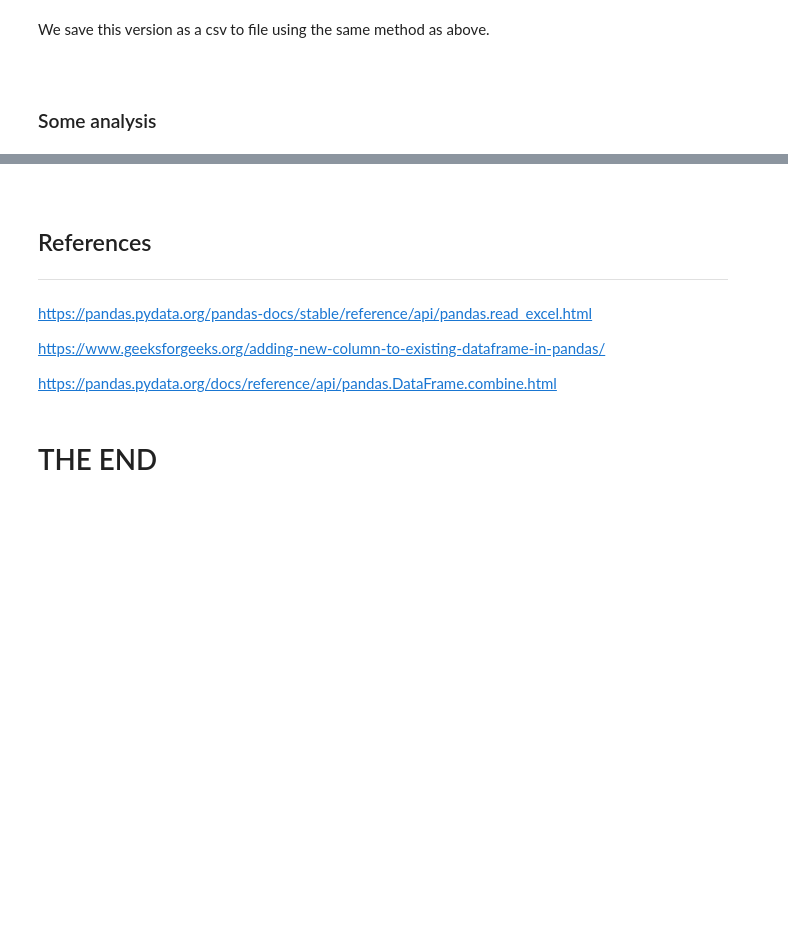
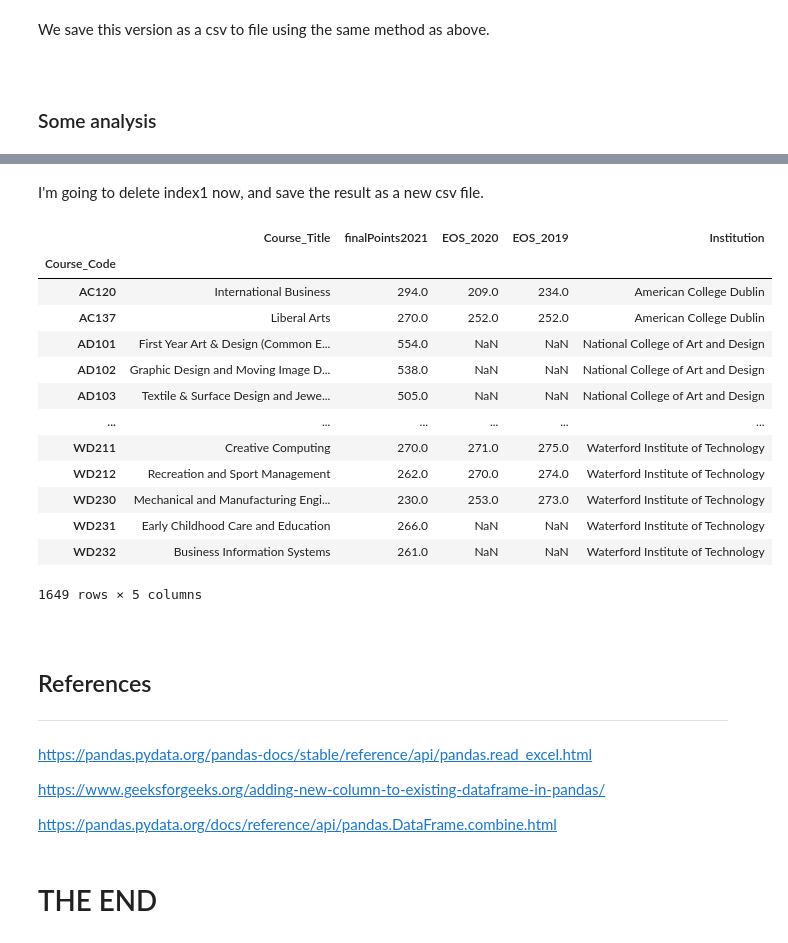
Before and after one commit to Caoimhinv/Fundamentals_Assessment, a Jupyter notebook: cao.ipynb, the cells around one changed output, grey strips where cells are left out. Drawn from its saved outputs; the diff is of its cells as text; code cells hidden in the pictures; blank space fills up the shorter version.

```diff
--- a/cao.ipynb
+++ b/cao.ipynb
@@ -793,0 +926,3 @@ print(allCourses['finalPoints2021'].mean())
+# %%
+allCourses['index1'] = allCourses['index1'].str[:2]
+allCourses.head()
@@ -793,0 +975,39 @@ print(allCourses['finalPoints2021'].mean())
+# %%
+# creats a new column based on 2 letters of course code
+allCourses.loc[allCourses['index1'] == 'AL', 'Institution'] = "Athlone Institute of Technology"
+allCourses.loc[allCourses['index1'] == 'AC', 'Institution'] = "American College Dublin"
+allCourses.loc[allCourses['index1'] == 'CW', 'Institution'] = "Institute of Technology Carlow"
+allCourses.loc[allCourses['index1'] == 'PC', 'Institution'] = "Carlow College, St. Patrick`s"
+allCourses.loc[allCourses['index1'] == 'CR', 'Institution'] = "Cork Institute of Technology"
+allCourses.loc[allCourses['index1'] == 'BY', 'Institution'] = "IBAT College Dublin"
+allCourses.loc[allCourses['index1'] == 'CM', 'Institution'] = "Marino Institute of Education"
+allCourses.loc[allCourses['index1'] == 'CT', 'Institution'] = "CCT College Dublin"
+allCourses.loc[allCourses['index1'] == 'DB', 'Institution'] = "Dublin Business School"
+allCourses.loc[allCourses['index1'] == 'DC', 'Institution'] = "Dublin City University"
+allCourses.loc[allCourses['index1'] == 'DK', 'Institution'] = "Dundalk Institute of Technology"
+allCourses.loc[allCourses['index1'] == 'DL', 'Institution'] = "Dun Laoghaire Institute of Art, Design & Technology"
+allCourses.loc[allCourses['index1'] == 'GA', 'Institution'] = "Galway-Mayo Institute of Technology"
+allCourses.loc[allCourses['index1'] == 'GC', 'Institution'] = "Griffith College Dublin, Cork & Limerick"
+allCourses.loc[allCourses['index1'] == 'ID', 'Institution'] = "ICD Business School, Dublin"
+allCourses.loc[allCourses['index1'] == 'SG', 'Institution'] = "Institute of Technology Sligo"
+allCourses.loc[allCourses['index1'] == 'TU', 'Institution'] = "TU Dublin"
+allCourses.loc[allCourses['index1'] == 'TL', 'Institution'] = "Institute of Technology Tralee"
+allCourses.loc[allCourses['index1'] == 'CI', 'Institution'] = "Irish College of Humanities & Applied Sciences"
+allCourses.loc[allCourses['index1'] == 'LY', 'Institution'] = "Letterkenny Institute of Technology"
+allCourses.loc[allCourses['index1'] == 'LC', 'Institution'] = "Limerick Institute of Technology"
+allCourses.loc[allCourses['index1'] == 'MI', 'Institution'] = "Mary Immaculate College of Education"
+allCourses.loc[allCourses['index1'] == 'AD', 'Institution'] = "National College of Art and Design"
+allCourses.loc[allCourses['index1'] == 'NC', 'Institution'] = "National College of Ireland(NCI)"
+allCourses.loc[allCourses['index1'] == 'GY', 'Institution'] = "Nat. Univ. Of Ireland, Galway"
+allCourses.loc[allCourses['index1'] == 'MH', 'Institution'] = "Maynooth University"
+allCourses.loc[allCourses['index1'] == 'MU', 'Institution'] = "Pontifical University, Maynooth"
+allCourses.loc[allCourses['index1'] == 'RC', 'Institution'] = "RCSI University of Medicine & Health Sciences"
+allCourses.loc[allCourses['index1'] == 'AS', 'Institution'] = "St. Angela`s College"
+allCourses.loc[allCourses['index1'] == 'TR', 'Institution'] = "Trinity College Dublin"
+allCourses.loc[allCourses['index1'] == 'CK', 'Institution'] = "University College Cork(NUI)"
+allCourses.loc[allCourses['index1'] == 'DN', 'Institution'] = "University College Dublin(NUI)"
+allCourses.loc[allCourses['index1'] == 'LM', 'Institution'] = "University of Limerick"
+allCourses.loc[allCourses['index1'] == 'WD', 'Institution'] = "Waterford Institute of Technology"
+
+# have a look
+allCourses.head()
@@ -793,0 +1022,20 @@ print(allCourses['finalPoints2021'].mean())
+# %% [markdown]
+I'm going to delete index1 now, and save the result as a new csv file.
+# %%
+allCourses.drop('index1', axis=1, inplace=True)
+allCourses
+# %% [output]
+|  | Course_Title | finalPoints2021 | EOS_2020 | EOS_2019 | Institution |
+| Course_Code |  |  |  |  |  |
+| AC120 | International Business | 294.0 | 209.0 | 234.0 | American College Dublin |
+| AC137 | Liberal Arts | 270.0 | 252.0 | 252.0 | American College Dublin |
+| AD101 | First Year Art & Design (Common E... | 554.0 | NaN | NaN | National College of Art and Design |
+| AD102 | Graphic Design and Moving Image D... | 538.0 | NaN | NaN | National College of Art and Design |
+| AD103 | Textile & Surface Design and Jewe... | 505.0 | NaN | NaN | National College of Art and Design |
+| ... | ... | ... | ... | ... | ... |
+| WD211 | Creative Computing | 270.0 | 271.0 | 275.0 | Waterford Institute of Technology |
+| WD212 | Recreation and Sport Management | 262.0 | 270.0 | 274.0 | Waterford Institute of Technology |
+| WD230 | Mechanical and Manufacturing Engi... | 230.0 | 253.0 | 273.0 | Waterford Institute of Technology |
+| WD231 | Early Childhood Care and Education | 266.0 | NaN | NaN | Waterford Institute of Technology |
+| WD232 | Business Information Systems | 261.0 | NaN | NaN | Waterford Institute of Technology |
+1649 rows × 5 columns
```
Also changed, not shown: parts of 41 cells of this notebook, 58 other files.
